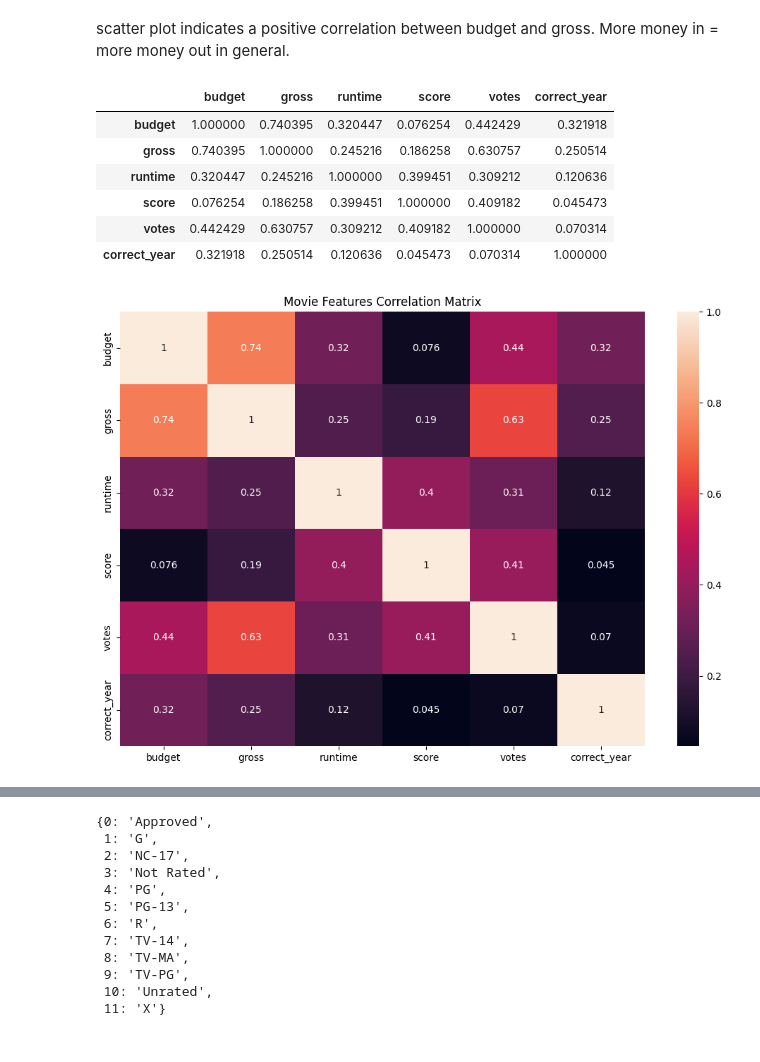
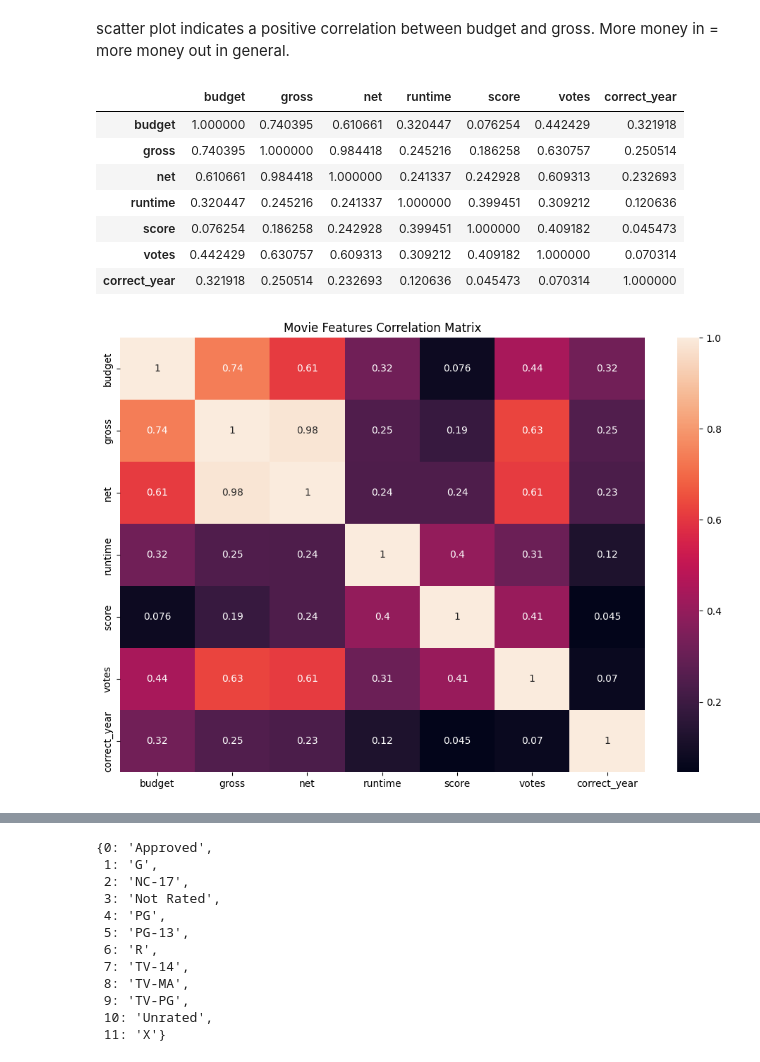
Before and after one commit to jack-li-2000/IMDB_movie_analysis, a Jupyter notebook: movies_correlation.ipynb, the cells around one changed output, grey strips where cells are left out. Saved outputs shown, nothing was run; the diff lists cells and outputs as text; code cells hidden in the pictures.

```diff
--- a/movies_correlation.ipynb
+++ b/movies_correlation.ipynb
@@ -73,15 +73,16 @@ movies[['year', 'released']][240:250] #noticed some years dont match released li
 | 248 | 1982 | February 4, 1983 (United States) |
 | 249 | 1982 | December 10, 1982 (United States) |
 # %%
-# para_index = movies['released'].astype(str).str.find('(')
-# year_indstart = para_index - 5
-# year_indend = para_index - 1
+para_index = movies['released'].astype(str).str.find('(')
+year_indstart = para_index - 5
+year_indend = para_index - 1
 
-# years_corrected = []
-# for i in range(len(movies['released'])):
-#     if isinstance(movies['released'][i],str):
-#         years_corrected.append(int(movies['released'][i][year_indstart[i]:year_indend[i]]))
-#     else:
-#         years_corrected.append(0)
+years_corrected = []
+for i, date in enumerate(movies['released'].sort_index()):
+    if isinstance(movies['released'][i],str):
+        years_corrected.append(int(movies['released'][i][year_indstart[i]:year_indend[i]]))
+    else:
+        years_corrected.append(0)
 
-# movies['correct_year'] = years_corrected
+movies['correct_year'] = years_corrected
+movies['net'] = movies['gross'] - movies['budget']
@@ -114,16 +102,17 @@ scatter plot indicates a positive correlation between budget and gross. More mon
 # %%
 # using numeric features from movies, find correlation matrix
 
-corr_matrix1 = movies[['budget', 'gross', 'runtime','score','votes','correct_year']].corr()
+corr_matrix1 = movies[['budget', 'gross', 'net', 'runtime','score','votes','correct_year']].corr()
 corr_matrix1
 # %% [output]
-|  | budget | gross | runtime | score | votes | correct_year |
-| budget | 1.000000 | 0.740395 | 0.320447 | 0.076254 | 0.442429 | 0.321918 |
-| gross | 0.740395 | 1.000000 | 0.245216 | 0.186258 | 0.630757 | 0.250514 |
-| runtime | 0.320447 | 0.245216 | 1.000000 | 0.399451 | 0.309212 | 0.120636 |
-| score | 0.076254 | 0.186258 | 0.399451 | 1.000000 | 0.409182 | 0.045473 |
-| votes | 0.442429 | 0.630757 | 0.309212 | 0.409182 | 1.000000 | 0.070314 |
-| correct_year | 0.321918 | 0.250514 | 0.120636 | 0.045473 | 0.070314 | 1.000000 |
+|  | budget | gross | net | runtime | score | votes | correct_year |
+| budget | 1.000000 | 0.740395 | 0.610661 | 0.320447 | 0.076254 | 0.442429 | 0.321918 |
+| gross | 0.740395 | 1.000000 | 0.984418 | 0.245216 | 0.186258 | 0.630757 | 0.250514 |
+| net | 0.610661 | 0.984418 | 1.000000 | 0.241337 | 0.242928 | 0.609313 | 0.232693 |
+| runtime | 0.320447 | 0.245216 | 0.241337 | 1.000000 | 0.399451 | 0.309212 | 0.120636 |
+| score | 0.076254 | 0.186258 | 0.242928 | 0.399451 | 1.000000 | 0.409182 | 0.045473 |
+| votes | 0.442429 | 0.630757 | 0.609313 | 0.309212 | 0.409182 | 1.000000 | 0.070314 |
+| correct_year | 0.321918 | 0.250514 | 0.232693 | 0.120636 | 0.045473 | 0.070314 | 1.000000 |
 # %%
 # visualize correlation using heatmap
 
@@ -131,7 +120,7 @@ sns.heatmap(corr_matrix1, annot=True)
 plt.title('Movie Features Correlation Matrix')
 plt.show()
 # %% [output]
-[figure, old version]
+[figure, new version]
 # %%
 # assign dummy variables to categorical variables and create dictionary to retrieve original name from dummy variable later
 
```
Also changed, not shown: parts of 18 cells of this notebook.
